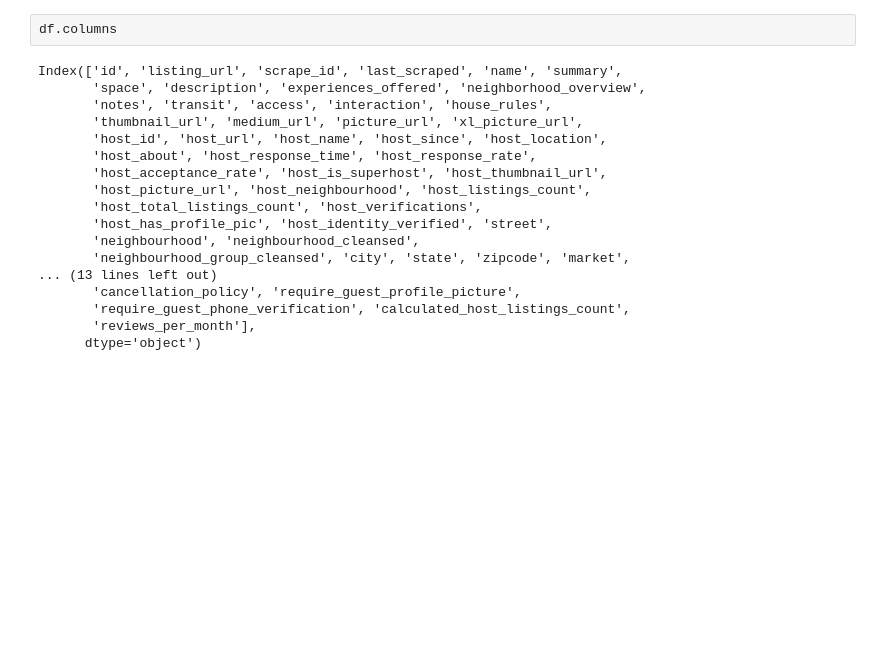
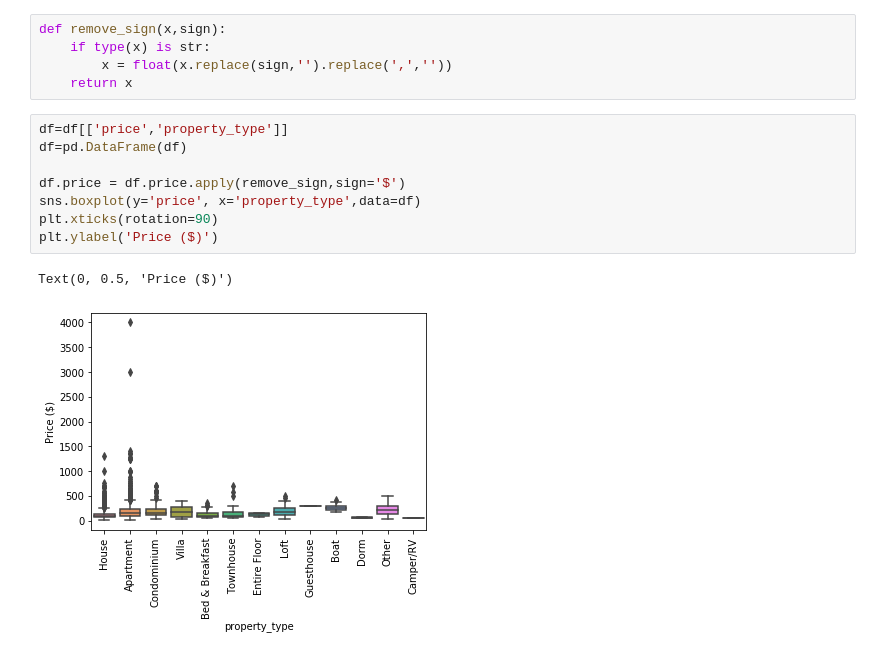
Before and after one commit to mdsohelmahmood/Statistics, a Jupyter notebook: Outlier_detection_WIP.ipynb, the cells around one changed output. Saved outputs shown, nothing was run; the diff lists cells and outputs as text; blank space fills up the shorter version.

```diff
--- a/Outlier_detection_WIP.ipynb
+++ b/Outlier_detection_WIP.ipynb
@@ -20,20 +8,16 @@ df
-# %%
-df.columns
-# %% [output]
-Index(['id', 'listing_url', 'scrape_id', 'last_scraped', 'name', 'summary',
-       'space', 'description', 'experiences_offered', 'neighborhood_overview',
-       'notes', 'transit', 'access', 'interaction', 'house_rules',
-       'thumbnail_url', 'medium_url', 'picture_url', 'xl_picture_url',
-       'host_id', 'host_url', 'host_name', 'host_since', 'host_location',
-       'host_about', 'host_response_time', 'host_response_rate',
-       'host_acceptance_rate', 'host_is_superhost', 'host_thumbnail_url',
-       'host_picture_url', 'host_neighbourhood', 'host_listings_count',
-       'host_total_listings_count', 'host_verifications',
-       'host_has_profile_pic', 'host_identity_verified', 'street',
-       'neighbourhood', 'neighbourhood_cleansed',
-       'neighbourhood_group_cleansed', 'city', 'state', 'zipcode', 'market',
-... (13 lines left out)
-       'cancellation_policy', 'require_guest_profile_picture',
-       'require_guest_phone_verification', 'calculated_host_listings_count',
-       'reviews_per_month'],
-      dtype='object')
+# %%
+def remove_sign(x,sign):
+    if type(x) is str:
+        x = float(x.replace(sign,'').replace(',',''))
+    return x
+# %%
+df=df[['price','property_type']]
+df=pd.DataFrame(df)
+
+df.price = df.price.apply(remove_sign,sign='$')
+sns.boxplot(y='price', x='property_type',data=df)
+plt.xticks(rotation=90)
+plt.ylabel('Price ($)')
+# %% [output]
+Text(0, 0.5, 'Price ($)')
+[figure, added]
```
Also changed, not shown: parts of 25 cells of this notebook.
